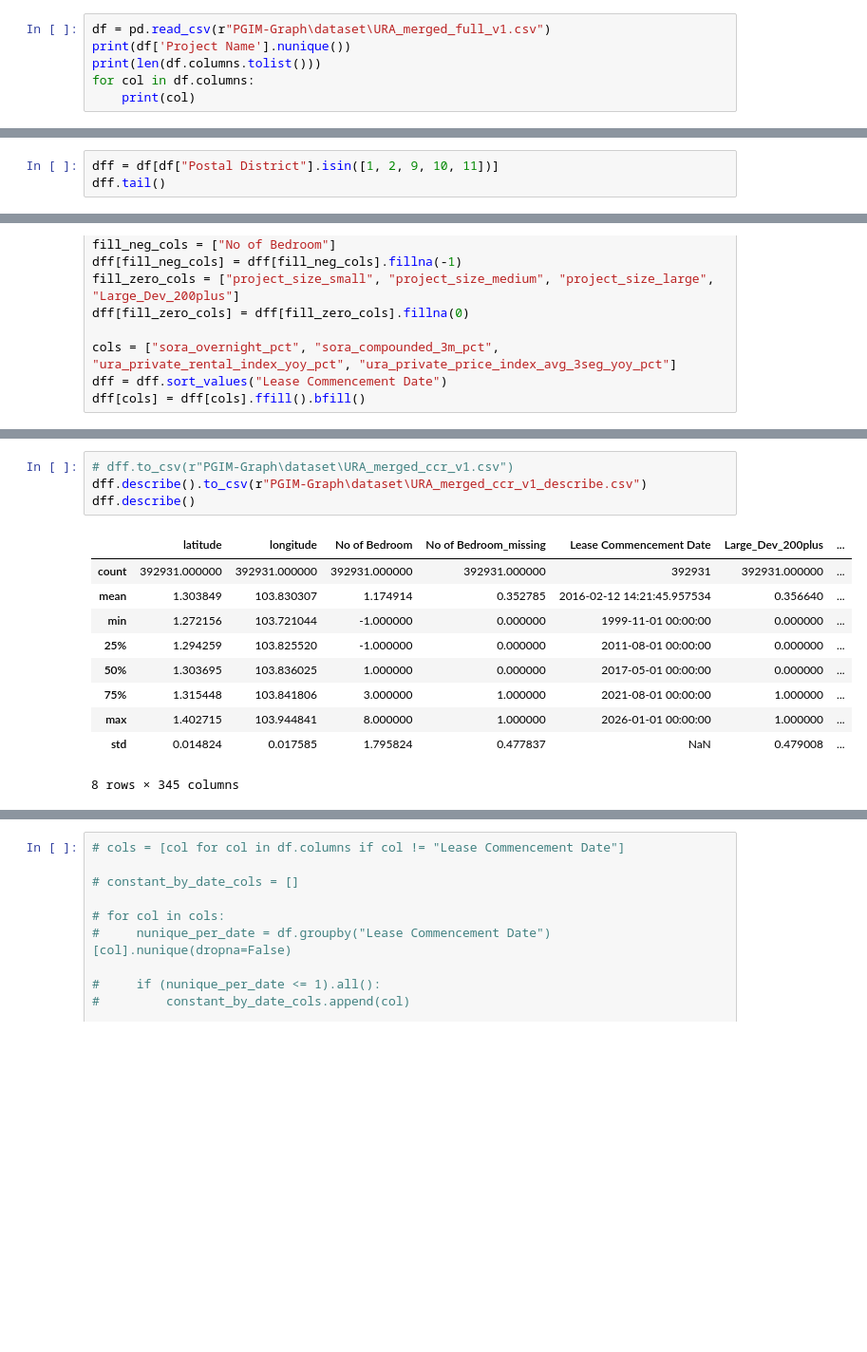
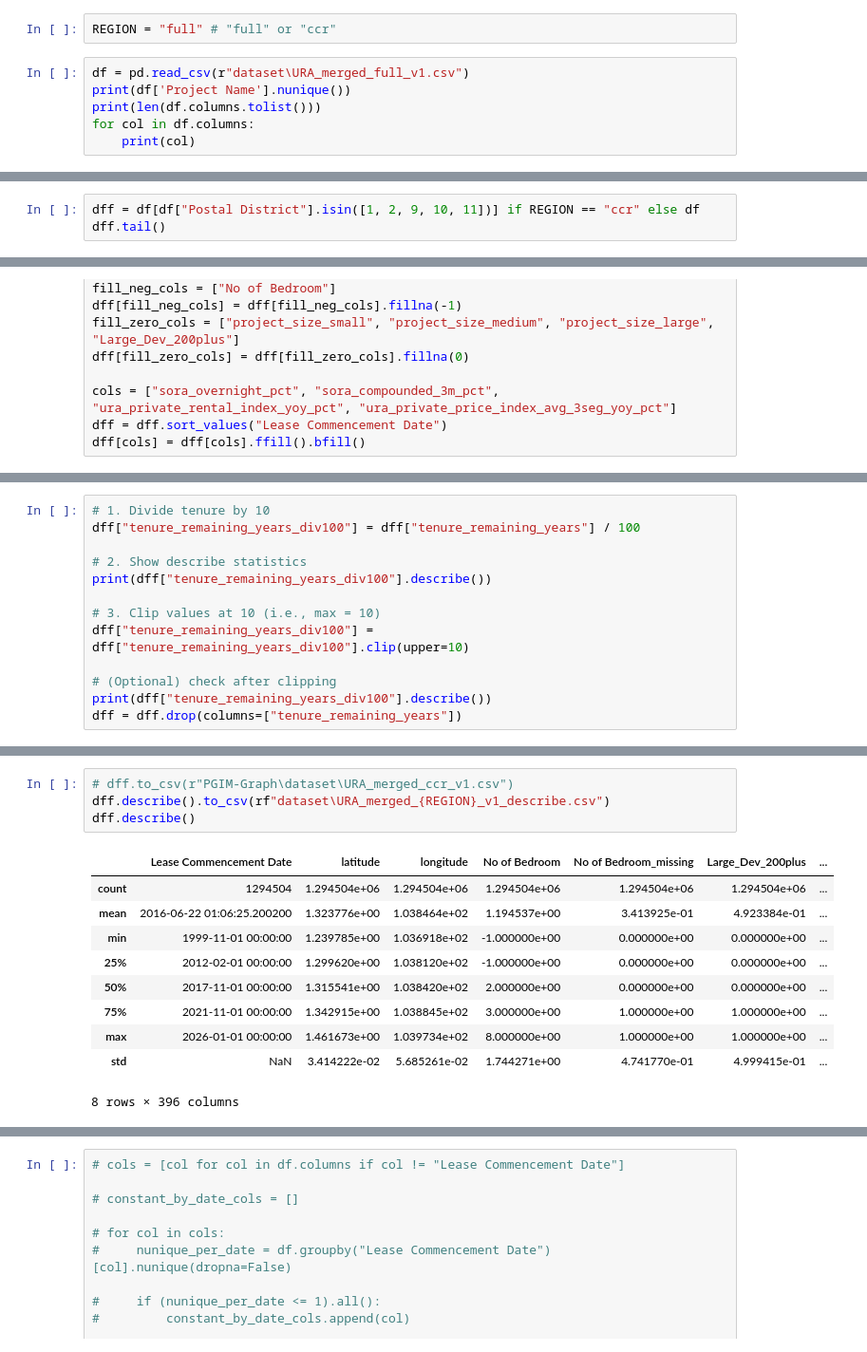
Before and after one commit to CeceliaSoh/PGIM-Graph, a Jupyter notebook: Preprocess.ipynb, the cells around one changed output, grey strips where cells are left out. Shown at 95% size. Saved outputs shown, nothing was run; the diff lists cells and outputs as text; blank space fills up the shorter version.

```diff
--- a/Preprocess.ipynb
+++ b/Preprocess.ipynb
@@ -4,5 +5,7 @@ import re
+# %%
+REGION = "full" # "full" or "ccr"
 # %%
-df = pd.read_csv(r"PGIM-Graph\dataset\URA_merged_full_v1.csv")
+df = pd.read_csv(r"dataset\URA_merged_full_v1.csv")
 print(df['Project Name'].nunique())
 print(len(df.columns.tolist()))
 for col in df.columns:
@@ -30,7 +33,7 @@ Project Name in Realis
 # %% [markdown]
 ## Central Core Region
 # %%
-dff = df[df["Postal District"].isin([1, 2, 9, 10, 11])]
+dff = df[df["Postal District"].isin([1, 2, 9, 10, 11])] if REGION == "ccr" else df
 dff.tail()
 # %% [output]
 |  | Project Name | onemap_address | latitude | longitude | Street Name | Postal District | Property Type | ... |
@@ -212,0 +218,13 @@ print("> 2023:", count_gt_2024)
+# %%
+# 1. Divide tenure by 10
+dff["tenure_remaining_years_div100"] = dff["tenure_remaining_years"] / 100
+
+# 2. Show describe statistics
+print(dff["tenure_remaining_years_div100"].describe())
+
+# 3. Clip values at 10 (i.e., max = 10)
+dff["tenure_remaining_years_div100"] = dff["tenure_remaining_years_div100"].clip(upper=10)
+
+# (Optional) check after clipping
+print(dff["tenure_remaining_years_div100"].describe())
+dff = dff.drop(columns=["tenure_remaining_years"])
@@ -306,18 +345,18 @@ After column reordering:  346
 # %%
 # dff.to_csv(r"PGIM-Graph\dataset\URA_merged_ccr_v1.csv")
-dff.describe().to_csv(r"PGIM-Graph\dataset\URA_merged_ccr_v1_describe.csv")
+dff.describe().to_csv(rf"dataset\URA_merged_{REGION}_v1_describe.csv")
 dff.describe()
 # %% [output]
-|  | latitude | longitude | No of Bedroom | No of Bedroom_missing | Lease Commencement Date | Large_Dev_200plus | ... |
-| count | 392931.000000 | 392931.000000 | 392931.000000 | 392931.000000 | 392931 | 392931.000000 | ... |
-| mean | 1.303849 | 103.830307 | 1.174914 | 0.352785 | 2016-02-12 14:21:45.957534 | 0.356640 | ... |
-| min | 1.272156 | 103.721044 | -1.000000 | 0.000000 | 1999-11-01 00:00:00 | 0.000000 | ... |
-| 25% | 1.294259 | 103.825520 | -1.000000 | 0.000000 | 2011-08-01 00:00:00 | 0.000000 | ... |
-| 50% | 1.303695 | 103.836025 | 1.000000 | 0.000000 | 2017-05-01 00:00:00 | 0.000000 | ... |
-| 75% | 1.315448 | 103.841806 | 3.000000 | 1.000000 | 2021-08-01 00:00:00 | 1.000000 | ... |
-| max | 1.402715 | 103.944841 | 8.000000 | 1.000000 | 2026-01-01 00:00:00 | 1.000000 | ... |
-| std | 0.014824 | 0.017585 | 1.795824 | 0.477837 | NaN | 0.479008 | ... |
+|  | Lease Commencement Date | latitude | longitude | No of Bedroom | No of Bedroom_missing | Large_Dev_200plus | ... |
+| count | 1294504 | 1.294504e+06 | 1.294504e+06 | 1.294504e+06 | 1.294504e+06 | 1.294504e+06 | ... |
+| mean | 2016-06-22 01:06:25.200200 | 1.323776e+00 | 1.038464e+02 | 1.194537e+00 | 3.413925e-01 | 4.923384e-01 | ... |
+| min | 1999-11-01 00:00:00 | 1.239785e+00 | 1.036918e+02 | -1.000000e+00 | 0.000000e+00 | 0.000000e+00 | ... |
+| 25% | 2012-02-01 00:00:00 | 1.299620e+00 | 1.038120e+02 | -1.000000e+00 | 0.000000e+00 | 0.000000e+00 | ... |
+| 50% | 2017-11-01 00:00:00 | 1.315541e+00 | 1.038420e+02 | 2.000000e+00 | 0.000000e+00 | 0.000000e+00 | ... |
+| 75% | 2021-11-01 00:00:00 | 1.342915e+00 | 1.038845e+02 | 3.000000e+00 | 1.000000e+00 | 1.000000e+00 | ... |
+| max | 2026-01-01 00:00:00 | 1.461673e+00 | 1.039734e+02 | 8.000000e+00 | 1.000000e+00 | 1.000000e+00 | ... |
+| std | NaN | 3.414222e-02 | 5.685261e-02 | 1.744271e+00 | 4.741770e-01 | 4.999415e-01 | ... |
-8 rows × 345 columns
+8 rows × 396 columns
 # %%
 dfg = (
     dff.groupby(["Project Name", "Lease Commencement Date"])
```
Also changed, not shown: parts of 21 cells of this notebook.
